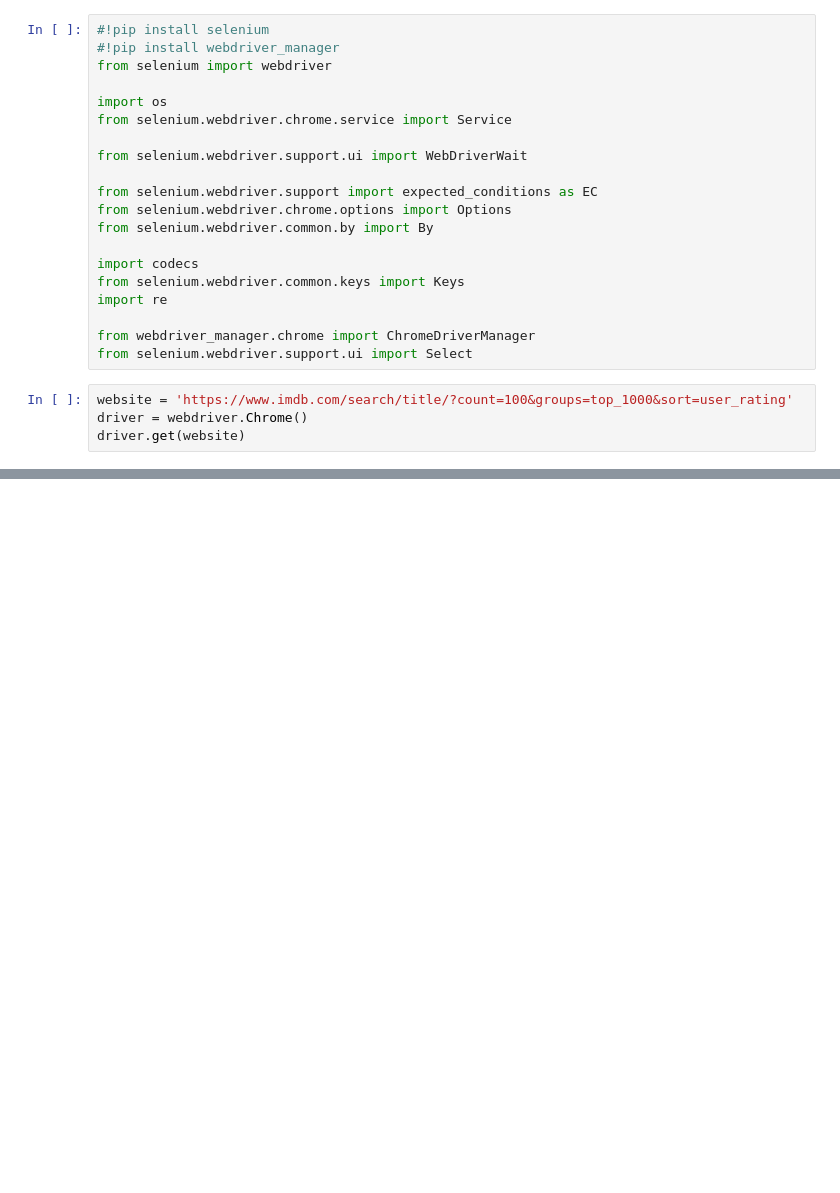
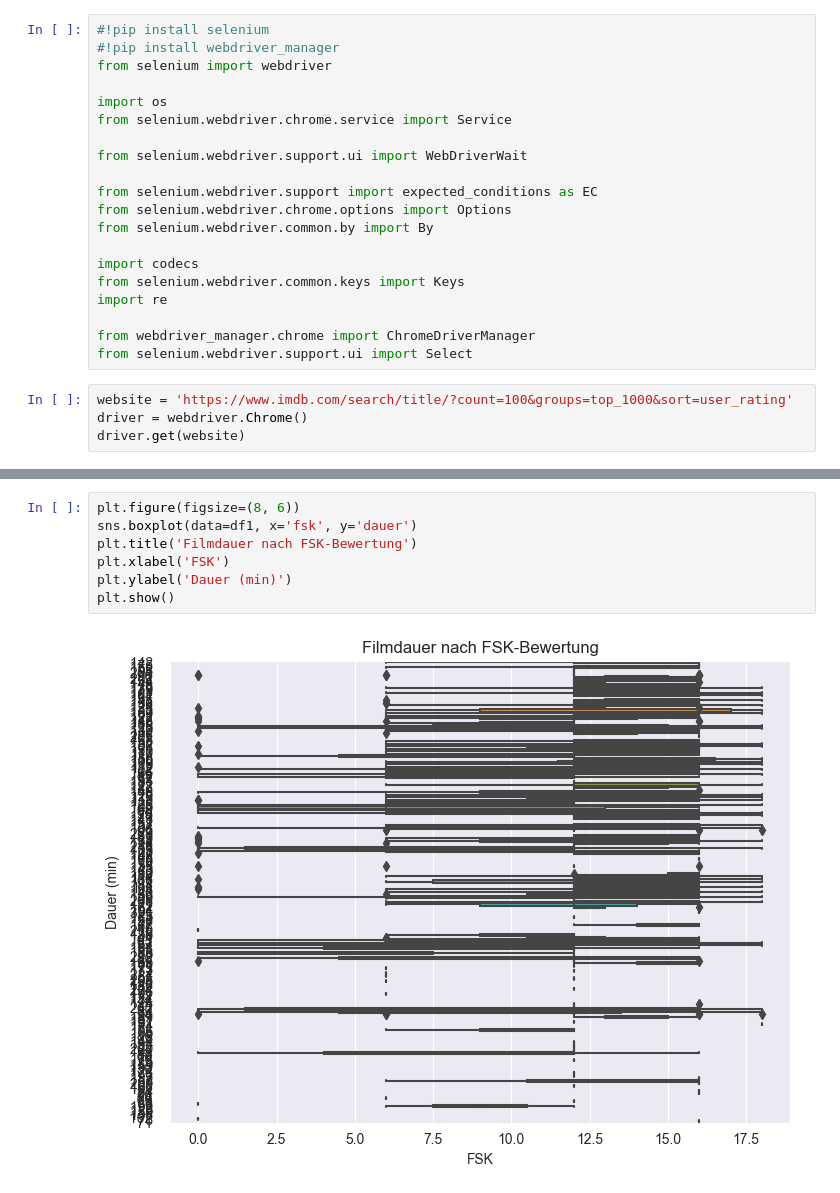
Before and after one commit to daviddedicfhwn/WDB, a Jupyter notebook: test.ipynb, the cells around one changed output, grey strips where cells are left out. Cells and saved outputs as stored; diff of their text form; blank space fills up the shorter version.

```diff
--- a/test.ipynb
+++ b/test.ipynb
@@ -106,0 +171,9 @@ df
+# %%
+plt.figure(figsize=(8, 6))
+sns.boxplot(data=df1, x='fsk', y='dauer')
+plt.title('Filmdauer nach FSK-Bewertung')
+plt.xlabel('FSK')
+plt.ylabel('Dauer (min)')
+plt.show()
+# %% [output]
+[figure, added]
```
Also changed, not shown: parts of 7 cells of this notebook, 1 other file.
